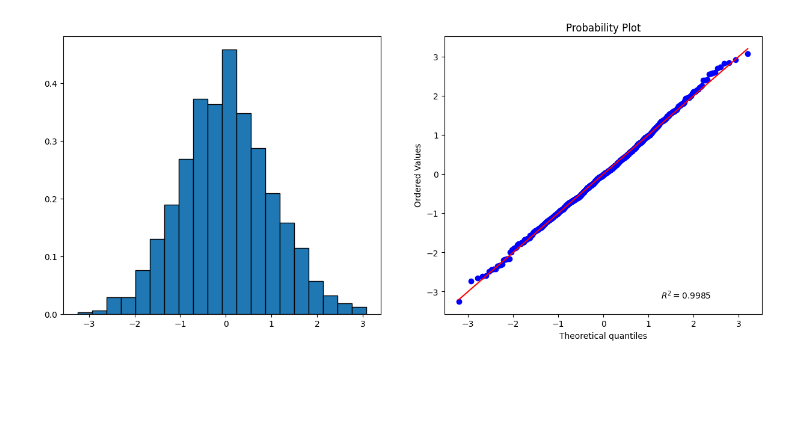
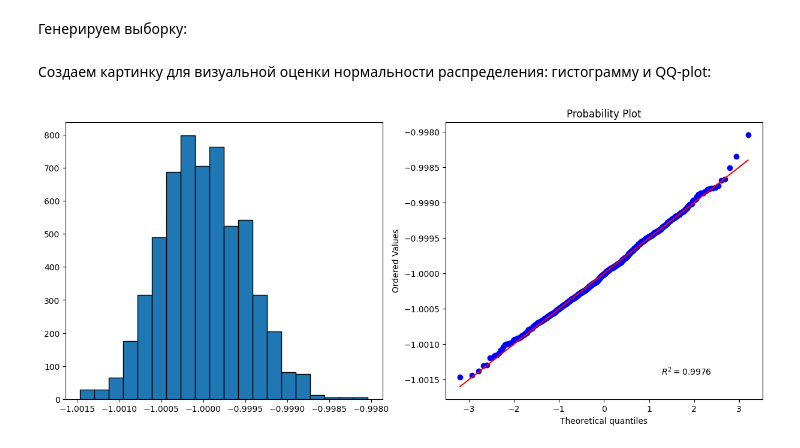
Before and after one commit to asmetus/distgraph, a Jupyter notebook: practice/dg.ipynb, the cells around one changed output. Saved outputs shown, nothing was run; the diff lists cells and outputs as text; code cells hidden in the pictures; blank space fills up the shorter version.

```diff
--- a/practice/dg.ipynb
+++ b/practice/dg.ipynb
@@ -10,14 +14,16 @@ from tqdm import tqdm
 # %%
-cpp_executable = "./maingen"  # путь к скомпилированной C++ программе
+cpp_executable = "./maingen"    # путь к скомпилированной C++ программе
 output_file = "result.txt"  # файл, в который C++ программа пишет результат
-reps = 1000;
-N = 100000;
-delta = 0.1;
-distrib = 0; # 0 - uni, 1 - exp, 2 - norm
-click_size = 3;
+reps = 1000;                # количество повторений метода Монте-Карло
+N = 2000;                   # размер выборки
+delta = 0.01;               # расстояние для постройки дистанционного графа
+distrib = 2;                # вид распределения, 0 - uni, 1 - exp, 2 - norm
+click_size = 2;             # размер клики
 
-input_args = list(map(str, [N, delta, reps, click_size, distrib]))
+input_args = list(map(str, [n, delta, reps, click_size, distrib]))
 command = [cpp_executable] + input_args
+# %% [markdown]
+Генерируем выборку:
 # %%
 process = subprocess.Popen(
     command,
@@ -35,18 +41,22 @@ with tqdm(total=100, unit="%") as pbar:
             pbar.update(progress_value - pbar.n) # Update by the difference
         except ValueError:
             pass
+# %%
+with open(output_file, 'r', encoding='utf-8') as f:
+    file = f.read()
+file = list(map(float, file.split()))
+data = pd.Series(file)
+result = ((data - data.mean()) / math.sqrt(data.var()) / N-1)
+# %% [markdown]
+Создаем картинку для визуальной оценки нормальности распределения: гистограмму и QQ-plot:
 # %%
-with open(output_file, 'r', encoding='utf-8') as f:
-    result = f.read()
-result = list(map(float, result.split()))
-
 fig, ax = plt.subplots(1, 2, figsize=(15, 6))
 
 freq, edges = np.histogram(result, bins=20, density=True)
 ax[0].bar(edges[:-1], freq, width=np.diff(edges), edgecolor="black", align="edge")
 #plt.show()
 
 result = np.asarray(result)
 ax[1] = stats.probplot(result, rvalue=True, plot=ax[1])
 # %% [output]
-[figure, old version]
+[figure, new version]
```
Also changed, not shown: parts of 2 cells of this notebook, 5 other files.
